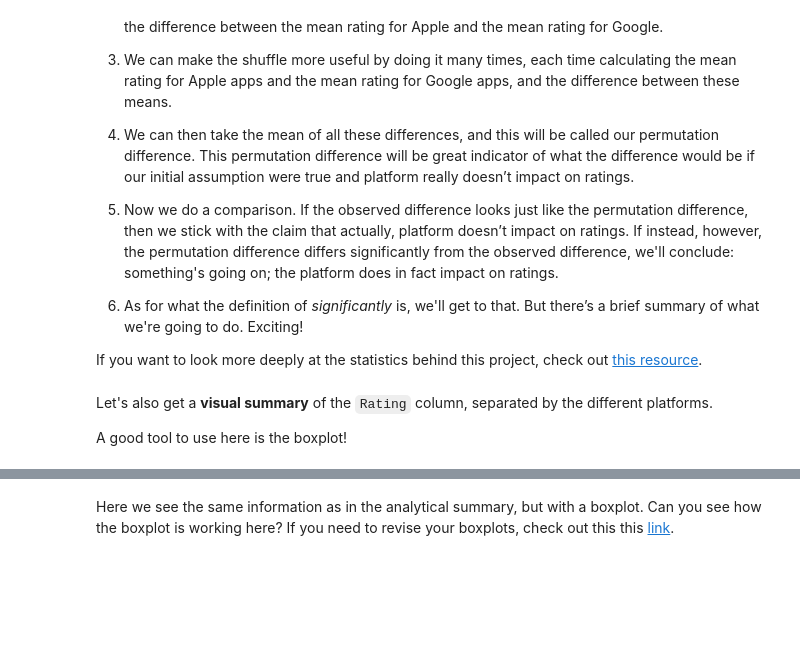
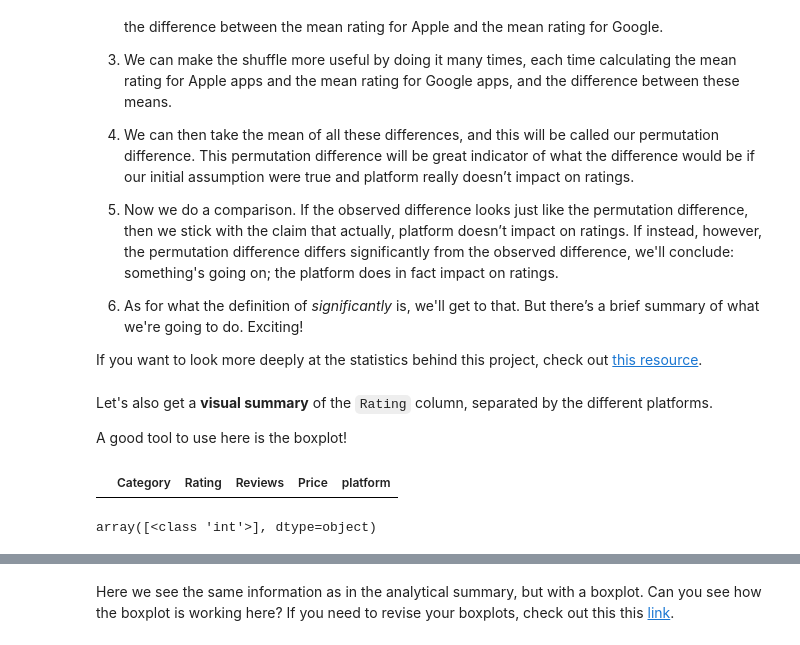
Before and after one commit to blue-santa/sprinboard-data-science-2026, a Jupyter notebook: 11-python-statistics-in-eda/03-hypothesis-testing/integrating-apps-case-study/Springboard Apps project - Tier 3 - Complete.ipynb, the cells around one changed output, grey strips where cells are left out. Cells and saved outputs as stored; diff of their text form; code cells hidden in the pictures; blank space fills up the shorter version.

```diff
--- a/11-python-statistics-in-eda/03-hypothesis-testing/integrating-apps-case-study/Springboard Apps project - Tier 3 - Complete.ipynb
+++ b/11-python-statistics-in-eda/03-hypothesis-testing/integrating-apps-case-study/Springboard Apps project - Tier 3 - Complete.ipynb
@@ -415,3 +433,11 @@ If you want to look more deeply at the statistics behind this project, check out
 Let's also get a **visual summary** of the `Rating` column, separated by the different platforms.
 
 A good tool to use here is the boxplot!
+# %%
+Google[Google['Reviews'].apply(type) == str]
+# %% [output]
+|  | Category | Rating | Reviews | Price | platform |
+# %%
+Google['Reviews'].apply(type).unique()
+# %% [output]
+array([<class 'int'>], dtype=object)
```
Also changed, not shown: parts of 8 cells of this notebook.
